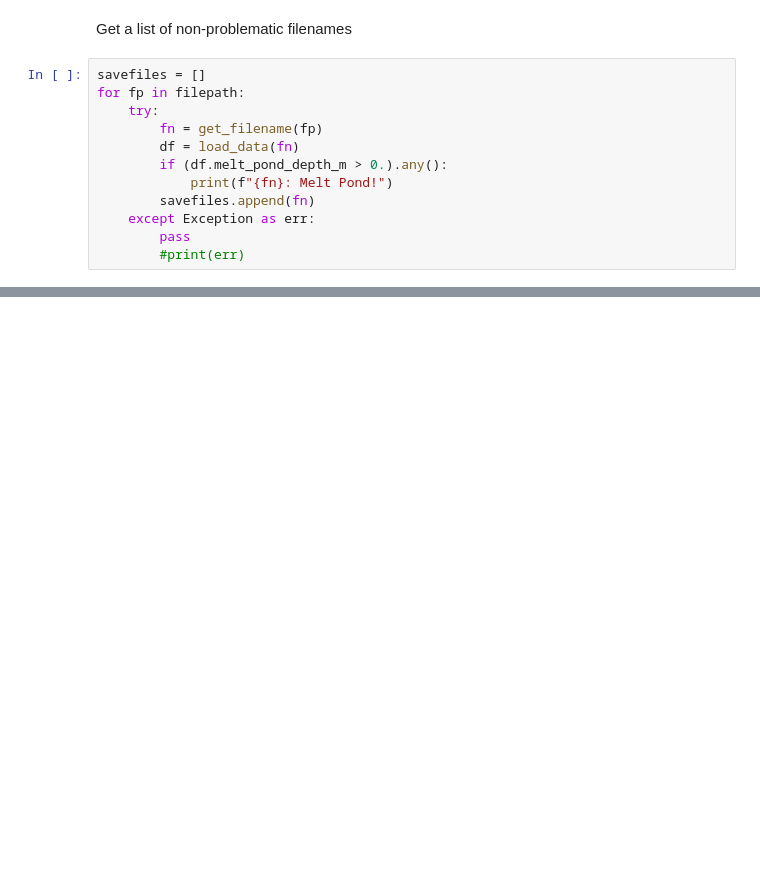
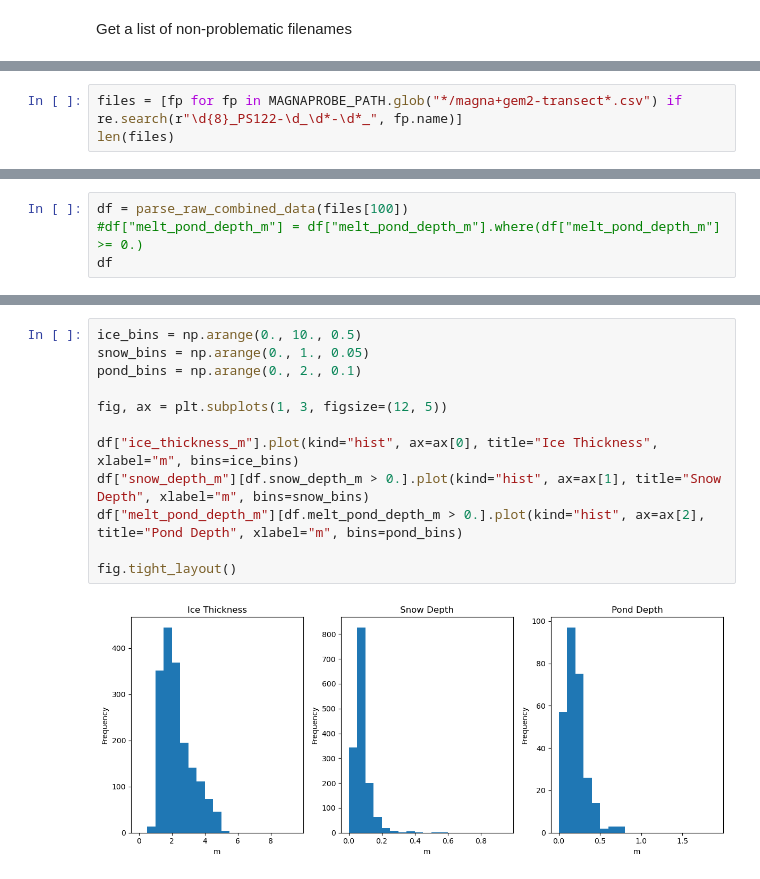
Before and after one commit to nsidc/mosaic_sunlight_underseaice, a Jupyter notebook: notebooks/parse_data_summary_spreadsheet.ipynb, the cells around one changed output, grey strips where cells are left out. Drawn from its saved outputs; the diff is of its cells as text; blank space fills up the shorter version.

```diff
--- a/notebooks/parse_data_summary_spreadsheet.ipynb
+++ b/notebooks/parse_data_summary_spreadsheet.ipynb
@@ -69,14 +199,2 @@ filepath[:5]
 # %% [markdown]
 Get a list of non-problematic filenames
-# %%
-savefiles = []
-for fp in filepath:
-    try:
-        fn = get_filename(fp)
-        df = load_data(fn)
-        if (df.melt_pond_depth_m > 0.).any():
-            print(f"{fn}: Melt Pond!")
-        savefiles.append(fn)
-    except Exception as err:
-        pass
-        #print(err)
@@ -133,0 +225,3 @@ time_series_df.head()
+# %%
+files = [fp for fp in MAGNAPROBE_PATH.glob("*/magna+gem2-transect*.csv") if re.search(r"\d{8}_PS122-\d_\d*-\d*_", fp.name)]
+len(files)
@@ -133,0 +230,4 @@ time_series_df.head()
+# %%
+df = parse_raw_combined_data(files[100])
+#df["melt_pond_depth_m"] = df["melt_pond_depth_m"].where(df["melt_pond_depth_m"] >= 0.)
+df
@@ -133,0 +261,14 @@ time_series_df.head()
+# %%
+ice_bins = np.arange(0., 10., 0.5)
+snow_bins = np.arange(0., 1., 0.05)
+pond_bins = np.arange(0., 2., 0.1)
+
+fig, ax = plt.subplots(1, 3, figsize=(12, 5))
+
+df["ice_thickness_m"].plot(kind="hist", ax=ax[0], title="Ice Thickness", xlabel="m", bins=ice_bins)
+df["snow_depth_m"][df.snow_depth_m > 0.].plot(kind="hist", ax=ax[1], title="Snow Depth", xlabel="m", bins=snow_bins)
+df["melt_pond_depth_m"][df.melt_pond_depth_m > 0.].plot(kind="hist", ax=ax[2], title="Pond Depth", xlabel="m", bins=pond_bins)
+
+fig.tight_layout()
+# %% [output]
+[figure, added]
```
Also changed, not shown: parts of 38 cells of this notebook.
